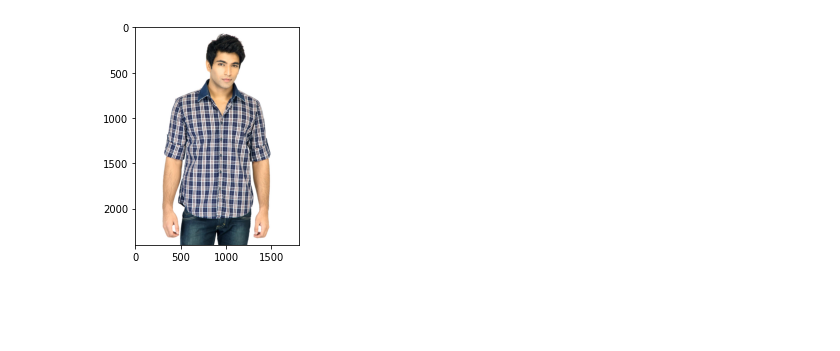
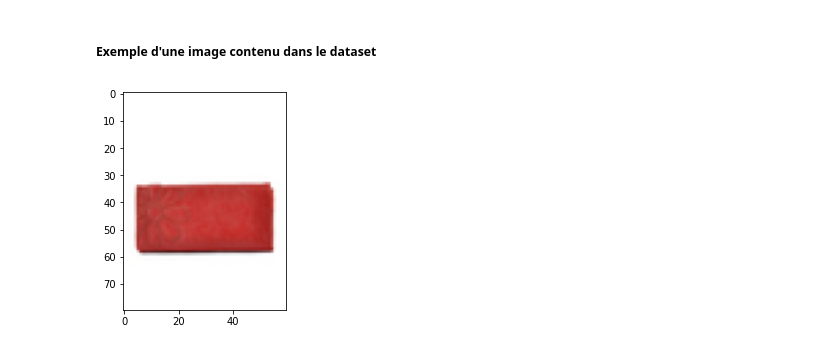
Before and after one commit to KontainPluton/TPs_Artificial_Neural_Network, a Jupyter notebook: Projet/Projet_Fashion.ipynb, the cells around one changed output. Cells and saved outputs as stored; diff of their text form; code cells hidden in the pictures; blank space fills up the shorter version.

```diff
--- a/Projet/Projet_Fashion.ipynb
+++ b/Projet/Projet_Fashion.ipynb
@@ -71,7 +106,10 @@ Name: subCategory, dtype: int64
+# %% [markdown]
+##### Exemple d'une image contenu dans le dataset
 # %%
-image = cv2.imread("fashion-dataset/images/15970.jpg")
+# Show an image of the dataset
+image = cv2.imread("fashion-dataset-small/images/17082.jpg")
 image = cv2.cvtColor(image, cv2.COLOR_BGR2RGB)
 plt.imshow(image)
 plt.show()
 # %% [output]
-[figure, old version]
+[figure, new version]
```
Also changed, not shown: parts of 12 cells of this notebook.
